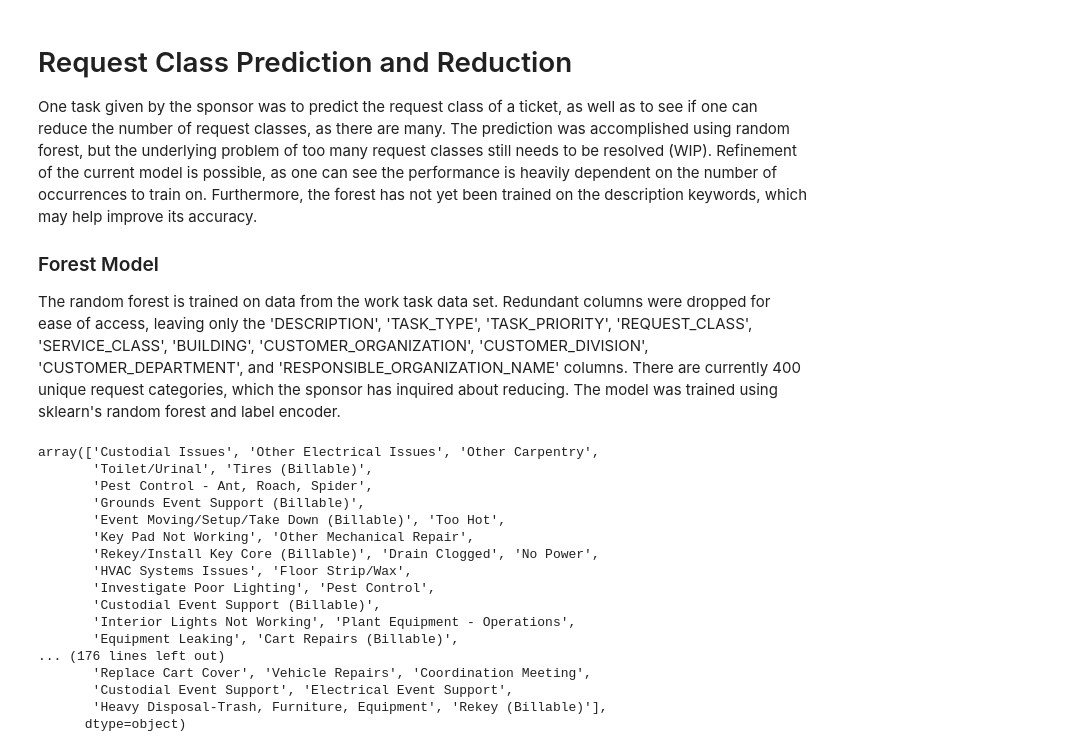
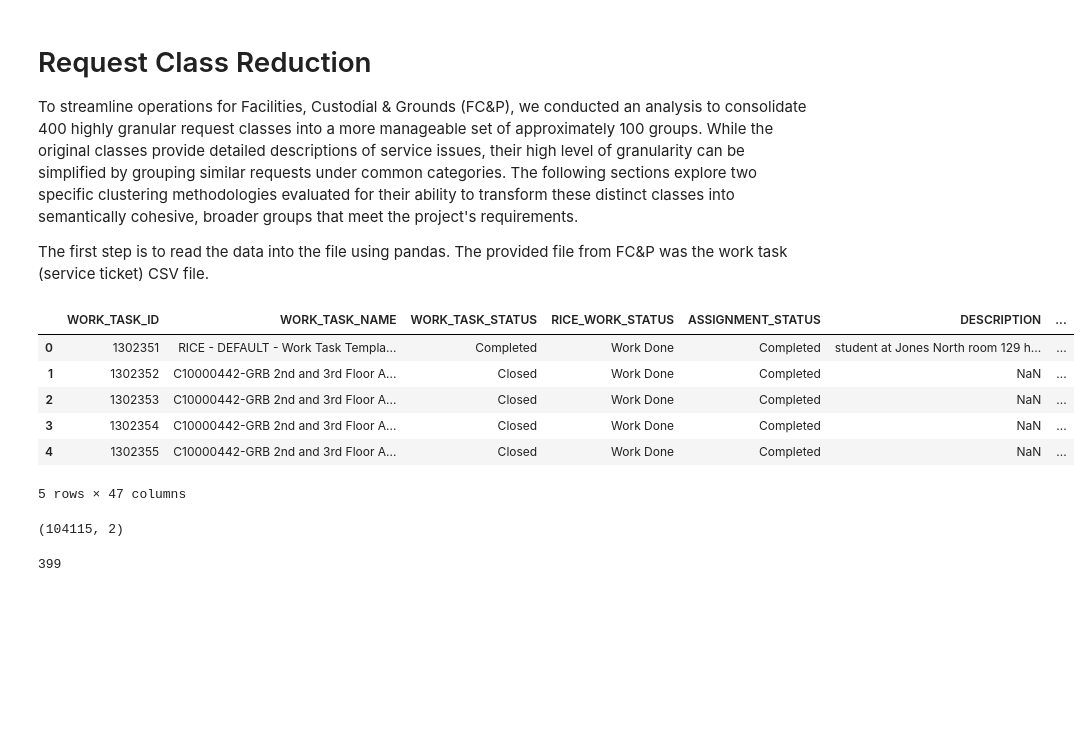
Before and after one commit to RiceD2KLab/TicketMastery_Sp26, a Jupyter notebook: src/modeling/Ticket_serv_class.ipynb, the cells around one changed output. Saved outputs shown, nothing was run; the diff lists cells and outputs as text; code cells hidden in the pictures; blank space fills up the shorter version.

```diff
--- a/src/modeling/Ticket_serv_class.ipynb
+++ b/src/modeling/Ticket_serv_class.ipynb
@@ -1,34 +1,35 @@
 # %% [markdown]
-# Request Class Prediction and Reduction
-One task given by the sponsor was to predict the request class of a ticket, as well as to see if one can reduce the number of request classes, as there are many. The prediction was accomplished using random forest, but the underlying problem of too many request classes still needs to be resolved (WIP). Refinement of the current model is possible, as one can see the performance is heavily dependent on the number of occurrences to train on. Furthermore, the forest has not yet been trained on the description keywords, which may help improve its accuracy.
+# Request Class Reduction
+To streamline operations for Facilities, Custodial & Grounds (FC&P), we conducted an analysis to consolidate 400 highly granular request classes into a more manageable set of approximately 100 groups. While the original classes provide detailed descriptions of service issues, their high level of granularity can be simplified by grouping similar requests under common categories. The following sections explore two specific clustering methodologies evaluated for their ability to transform these distinct classes into semantically cohesive, broader groups that meet the project's requirements.
 
-### Forest Model
-The random forest is trained on data from the work task data set. Redundant columns were dropped for ease of access, leaving only the 'DESCRIPTION', 'TASK_TYPE', 'TASK_PRIORITY', 'REQUEST_CLASS', 'SERVICE_CLASS', 'BUILDING', 'CUSTOMER_ORGANIZATION', 'CUSTOMER_DIVISION', 'CUSTOMER_DEPARTMENT', and 'RESPONSIBLE_ORGANIZATION_NAME' columns. There are currently 400 unique request categories, which the sponsor has inquired about reducing. The model was trained using sklearn's random forest and label encoder.
+The first step is to read the data into the file using pandas. The provided file from FC&P was the work task (service ticket) CSV file.
 # %%
 import pandas as pd
-df_2 = pd.read_csv(r'../../data/V_OM_WORK_TASK.csv')
+import numpy as np
+import matplotlib.pyplot as plt
+
+data_df = pd.read_csv(r'C:\Users\EC712\Documents\school\DSCI_435\data_sheets\V_OM_WORK_TASK.csv')
+
+data_df.head()
+# %% [output]
+|  | WORK_TASK_ID | WORK_TASK_NAME | WORK_TASK_STATUS | RICE_WORK_STATUS | ASSIGNMENT_STATUS | DESCRIPTION | ... |
+| 0 | 1302351 | RICE - DEFAULT - Work Task Templa... | Completed | Work Done | Completed | student at Jones North room 129 h... | ... |
+| 1 | 1302352 | C10000442-GRB 2nd and 3rd Floor A... | Closed | Work Done | Completed | NaN | ... |
+| 2 | 1302353 | C10000442-GRB 2nd and 3rd Floor A... | Closed | Work Done | Completed | NaN | ... |
+| 3 | 1302354 | C10000442-GRB 2nd and 3rd Floor A... | Closed | Work Done | Completed | NaN | ... |
+| 4 | 1302355 | C10000442-GRB 2nd and 3rd Floor A... | Closed | Work Done | Completed | NaN | ... |
+5 rows × 47 columns
 # %%
-#remove bloat columns
-df = df_2[['DESCRIPTION', 'TASK_TYPE', 'TASK_PRIORITY', 'REQUEST_CLASS', 'SERVICE_CLASS', 'BUILDING', 'CUSTOMER_ORGANIZATION', 'CUSTOMER_DIVISION', 'CUSTOMER_DEPARTMENT', 'RESPONSIBLE_ORGANIZATION_NAME']]
-df = df.dropna()
+# Take only important columns with full set of data
+data_df = data_df[
+    ['REQUEST_CLASS', 'DESCRIPTION']]
+data_df = data_df.dropna()
+data_df.shape
+# %% [output]
+(104115, 2)
 # %%
-df['REQUEST_CLASS'].unique()
+# See how many request classes there are after light data cleaning
+len(data_df['REQUEST_CLASS'].unique())
 # %% [output]
-array(['Custodial Issues', 'Other Electrical Issues', 'Other Carpentry',
-       'Toilet/Urinal', 'Tires (Billable)',
-       'Pest Control - Ant, Roach, Spider',
-       'Grounds Event Support (Billable)',
-       'Event Moving/Setup/Take Down (Billable)', 'Too Hot',
-       'Key Pad Not Working', 'Other Mechanical Repair',
-       'Rekey/Install Key Core (Billable)', 'Drain Clogged', 'No Power',
-       'HVAC Systems Issues', 'Floor Strip/Wax',
-       'Investigate Poor Lighting', 'Pest Control',
-       'Custodial Event Support (Billable)',
-       'Interior Lights Not Working', 'Plant Equipment - Operations',
-       'Equipment Leaking', 'Cart Repairs (Billable)',
-... (176 lines left out)
-       'Replace Cart Cover', 'Vehicle Repairs', 'Coordination Meeting',
-       'Custodial Event Support', 'Electrical Event Support',
-       'Heavy Disposal-Trash, Furniture, Equipment', 'Rekey (Billable)'],
-      dtype=object)
+399
 # %%
```
Also changed, not shown: parts of 40 cells of this notebook.
